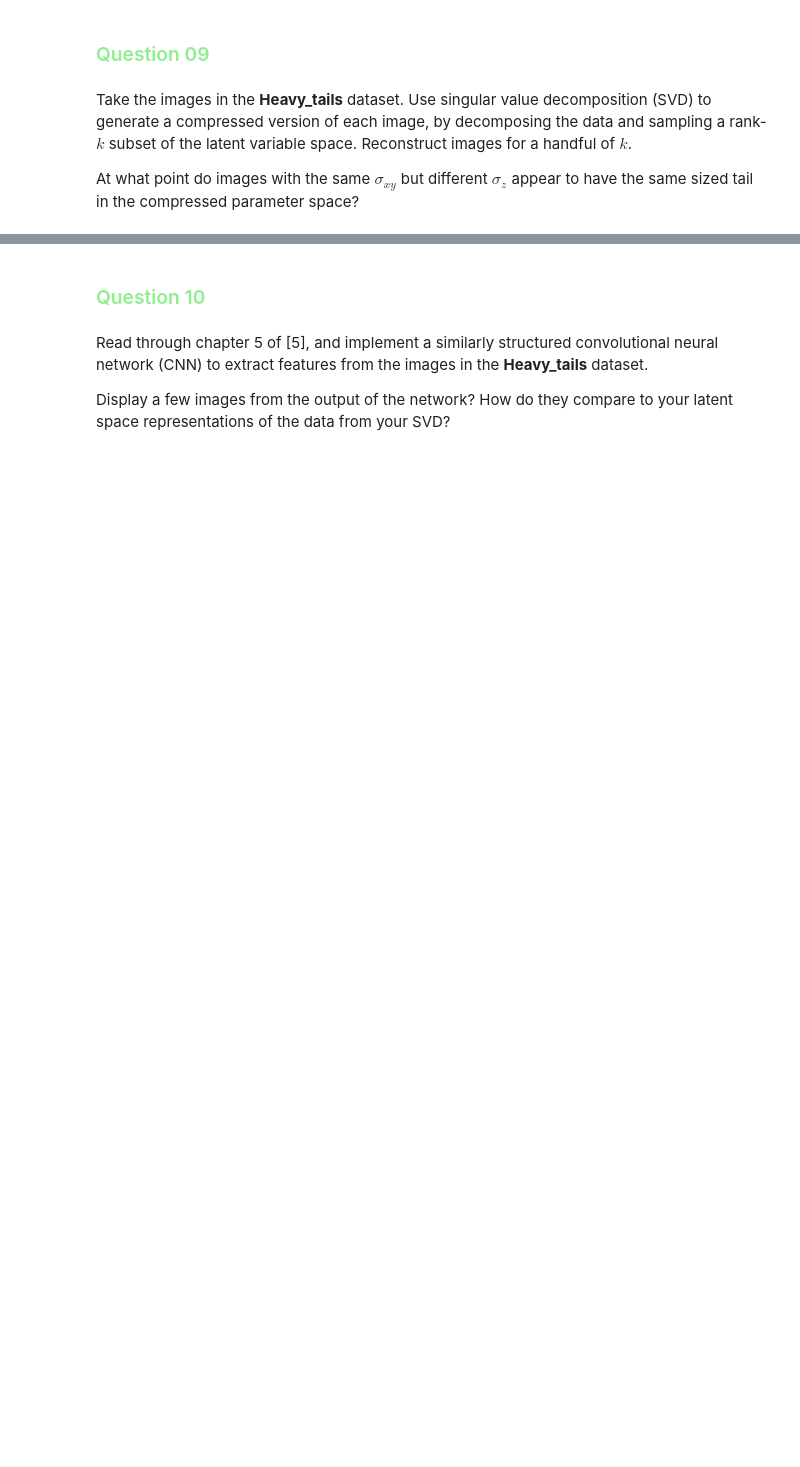
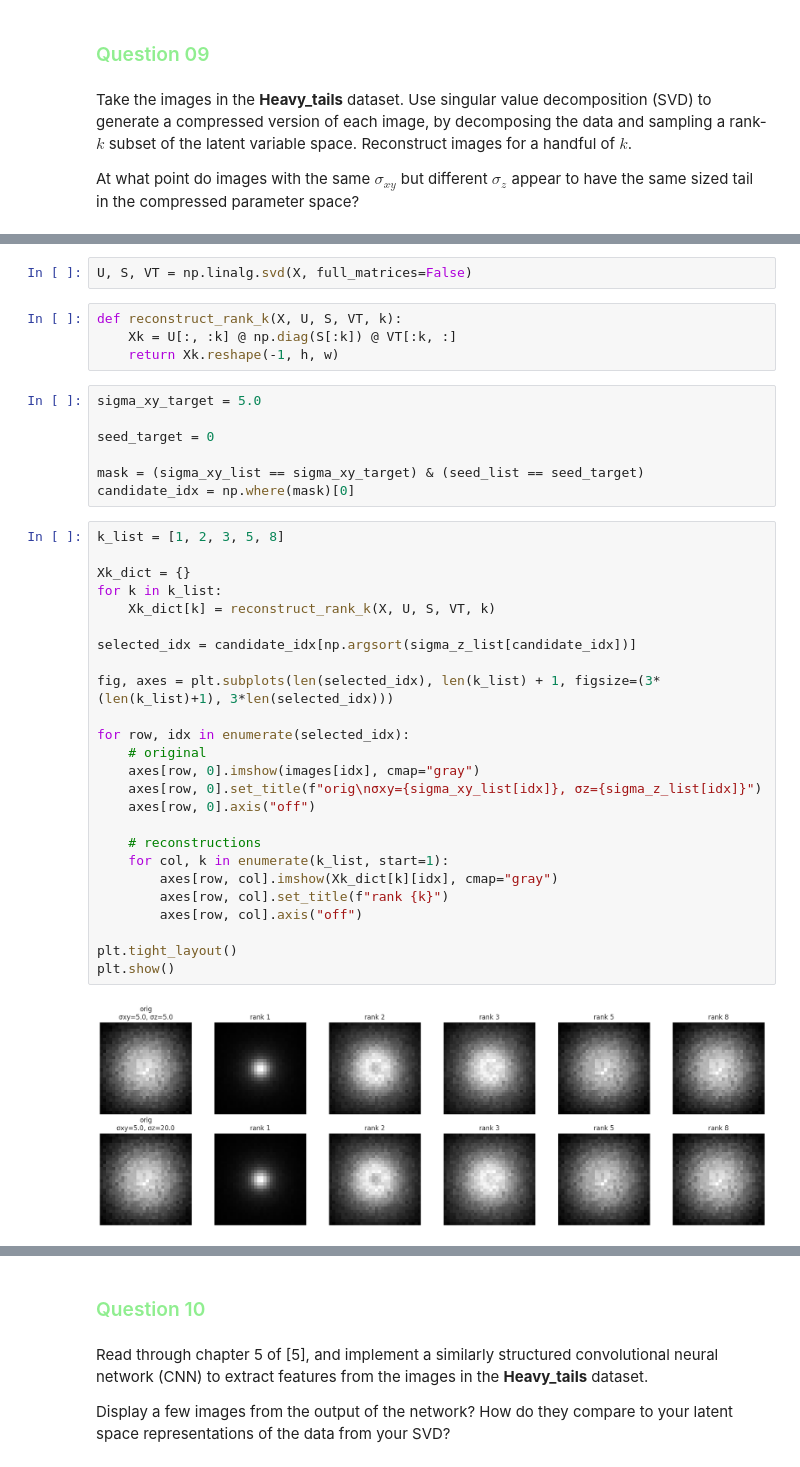
Before and after one commit to Ericlai2006/code, a Jupyter notebook: _sources/projects/Project_01_AberratedImages.ipynb, the cells around one changed output, grey strips where cells are left out. Cells and saved outputs as stored; diff of their text form; blank space fills up the shorter version.

```diff
--- a/_sources/projects/Project_01_AberratedImages.ipynb
+++ b/_sources/projects/Project_01_AberratedImages.ipynb
@@ -154,0 +311,40 @@ At what point do images with the same $\sigma_{xy}$ but different $\sigma_z$ app
+# %%
+U, S, VT = np.linalg.svd(X, full_matrices=False)
+# %%
+def reconstruct_rank_k(X, U, S, VT, k):
+    Xk = U[:, :k] @ np.diag(S[:k]) @ VT[:k, :]
+    return Xk.reshape(-1, h, w)
+# %%
+sigma_xy_target = 5.0
+
+seed_target = 0
+
+mask = (sigma_xy_list == sigma_xy_target) & (seed_list == seed_target)
+candidate_idx = np.where(mask)[0]
+# %%
+k_list = [1, 2, 3, 5, 8]
+
+Xk_dict = {}
+for k in k_list:
+    Xk_dict[k] = reconstruct_rank_k(X, U, S, VT, k)
+
+selected_idx = candidate_idx[np.argsort(sigma_z_list[candidate_idx])]
+
+fig, axes = plt.subplots(len(selected_idx), len(k_list) + 1, figsize=(3*(len(k_list)+1), 3*len(selected_idx)))
+
+for row, idx in enumerate(selected_idx):
+    # original
+    axes[row, 0].imshow(images[idx], cmap="gray")
+    axes[row, 0].set_title(f"orig\nσxy={sigma_xy_list[idx]}, σz={sigma_z_list[idx]}")
+    axes[row, 0].axis("off")
+
+    # reconstructions
+    for col, k in enumerate(k_list, start=1):
+        axes[row, col].imshow(Xk_dict[k][idx], cmap="gray")
+        axes[row, col].set_title(f"rank {k}")
+        axes[row, col].axis("off")
+
+plt.tight_layout()
+plt.show()
+# %% [output]
+[figure, added]
```
Also changed, not shown: parts of 15 cells of this notebook.
